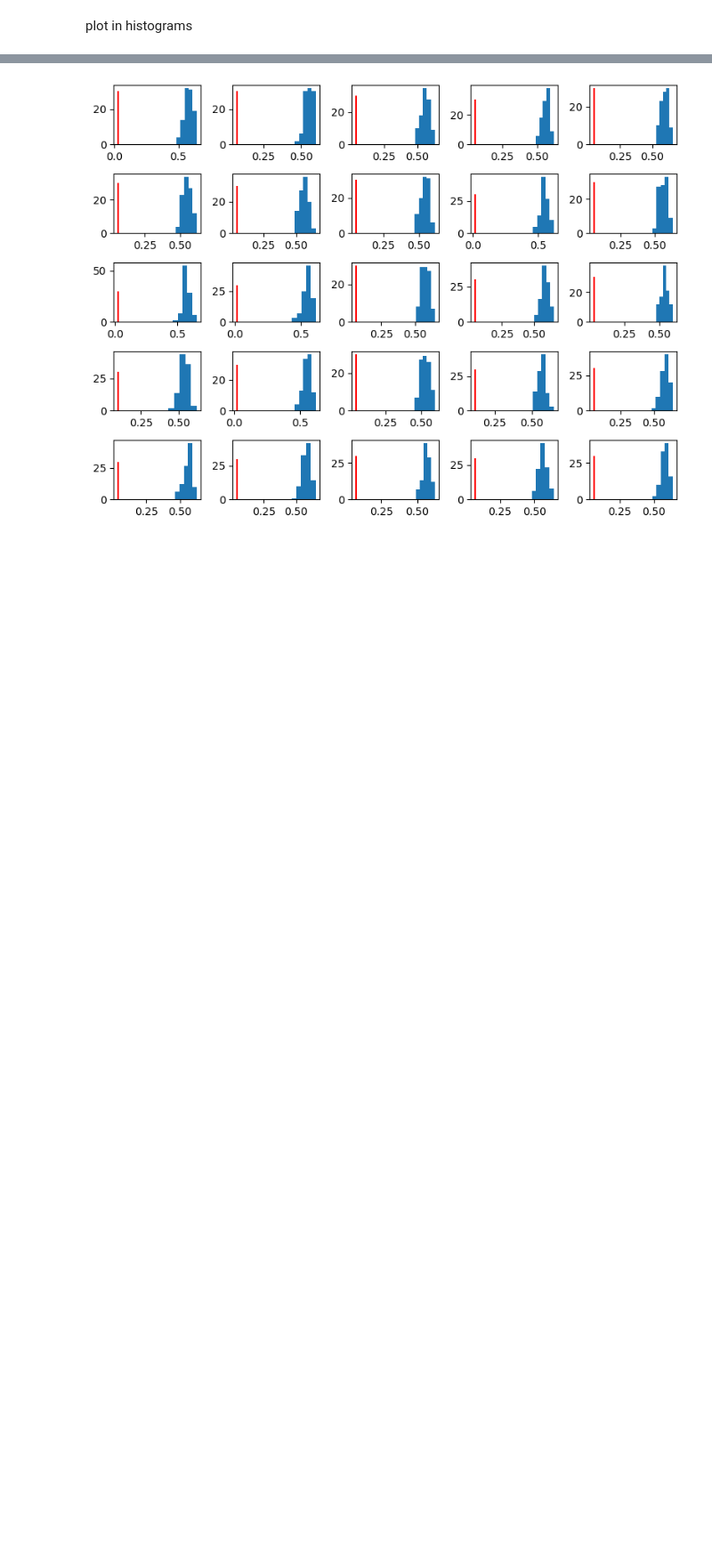
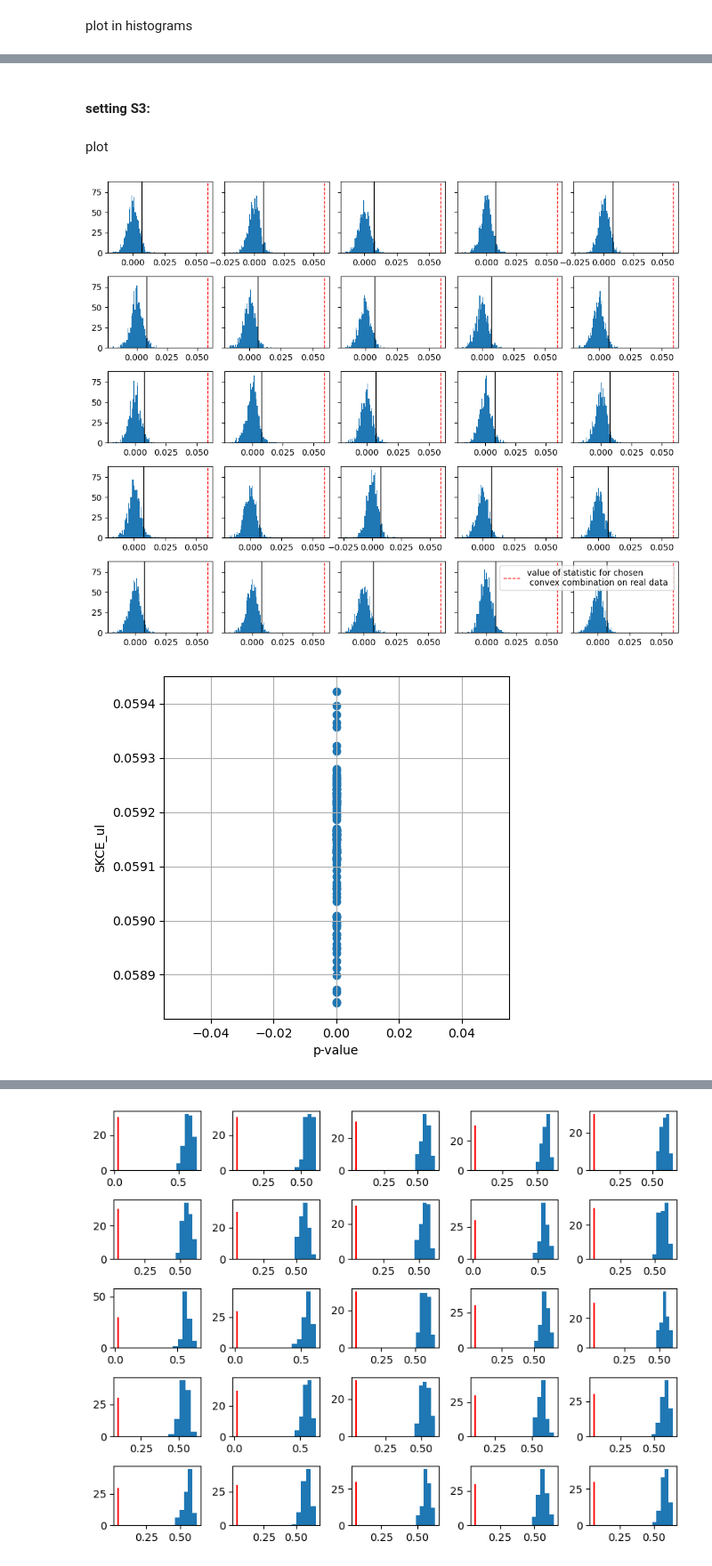
Before and after one commit to mkjuergens/EnsembleCalibration, a Jupyter notebook: ensemblecalibration/calibration/calibration_estimates/evaluate_dists.ipynb, the cells around one changed output, grey strips where cells are left out. Shown at 89% size. Saved outputs shown, nothing was run; the diff lists cells and outputs as text; code cells hidden in the pictures; blank space fills up the shorter version.

```diff
--- a/ensemblecalibration/calibration/calibration_estimates/evaluate_dists.ipynb
+++ b/ensemblecalibration/calibration/calibration_estimates/evaluate_dists.ipynb
@@ -75,0 +63,34 @@ plt.grid()
+# %% [markdown]
+#### setting S3:
+# %%
+p_probs, y_labels= experiment_h1(N=N_FEATURES, M=N_ENS, K=N_CLASSES, u=U_DIR, random=True)
+
+stats, stats_h0, p_vals = npbe_test_v3_p_values(p_probs=p_probs, y_labels=y_labels,
+                                                params=config_p_value_analysis["SKCEul"]["params"])
+# %% [markdown]
+plot
+# %%
+fig, ax = plt.subplots(5,5, figsize=(10,8), sharey=True)
+count = 0
+for i in range(5):
+    for j in range(5):
+        ax[i,j].hist(stats_h0[count, :], bins=50)
+        ax[i,j].axvline(x=stats[count], ymin=0, color='r', linestyle='--', linewidth=1,
+                        label="value of statistic for chosen \n convex combination on real data ")
+        # calculate 95 % quantile
+        q = np.quantile(stats_h0[count, :], 0.95)
+        ax[i, j].axvline(x=q, ymin=0, color='black', linewidth=1)
+        #ax[i,j].axvline(x=true_stat, color='g', linestyle='--', linewidth=1)
+        count +=1
+plt.tight_layout()
+plt.legend()
+plt.show()
+
+fig, ax = plt.subplots(figsize=(5,5))
+ax.scatter(p_vals, stats)
+ax.set_xlabel("p-value")
+ax.set_ylabel("SKCE_ul")
+plt.grid()
+# %% [output]
+[figure, added]
+[figure, added]
```
Also changed, not shown: parts of 60 cells of this notebook.
